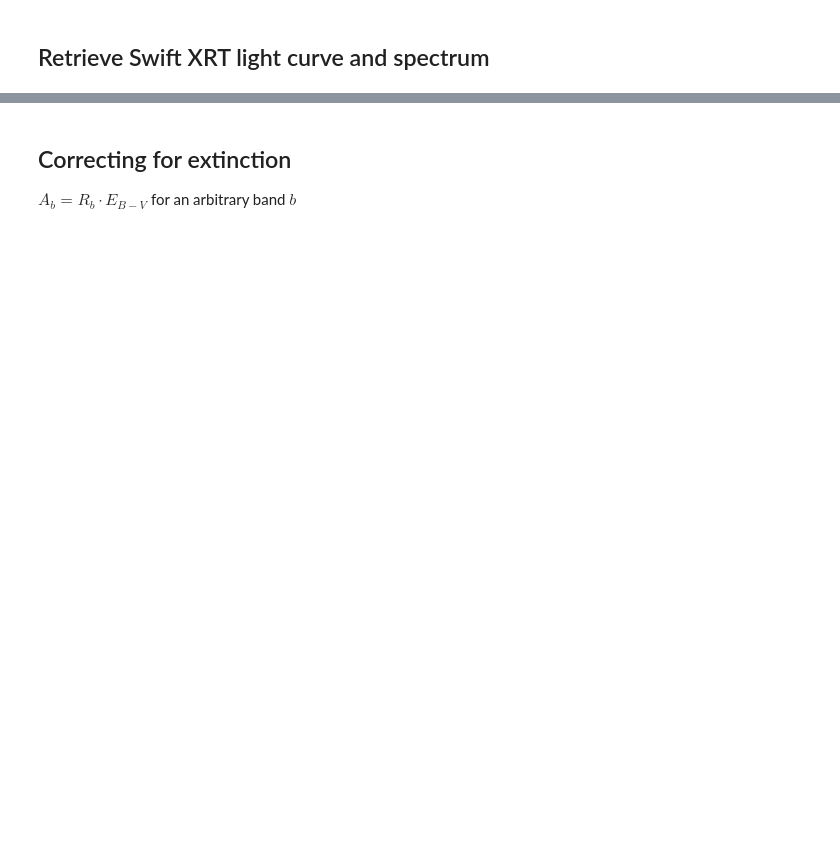
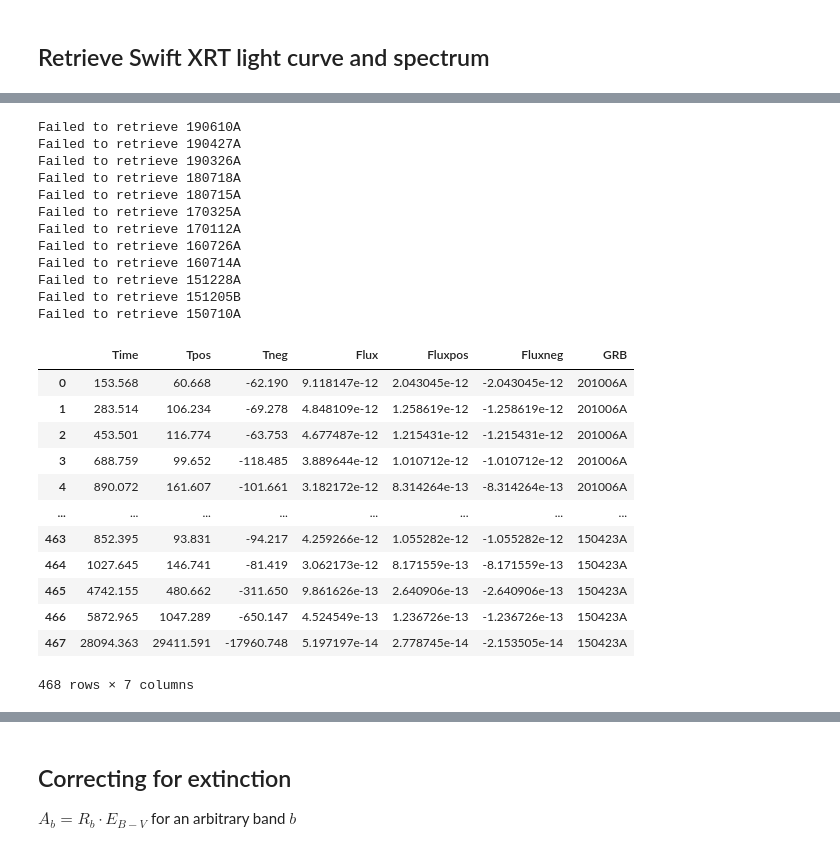
Before and after one commit to cgobat/dark-GRBs, a Jupyter notebook: exploratory.ipynb, the cells around one changed output, grey strips where cells are left out. Saved outputs shown, nothing was run; the diff lists cells and outputs as text; code cells hidden in the pictures; blank space fills up the shorter version.

```diff
--- a/exploratory.ipynb
+++ b/exploratory.ipynb
@@ -6,28 +6,16 @@
 import numpy as np, pandas as pd, matplotlib.pyplot as plt, importlib
 from astropy.io import votable, ascii
 from scipy import interpolate
-from custom_utils import AsymmetricUncertainty
+from custom_utils import AsymmetricUncertainty, custom_iter
 
 alpha = "ABCDEFGHIJKLMNOPQRSTUVWXYZ"
 numeric = ".0123456789"
 calc_code = importlib.import_module("Calculation Code.main")
 graph_code = importlib.import_module("Graphing Code.Graphing_Beta_OX")
-
-class custom_iter: # custom iterator class that allows for retrieval of current element w/out advancing
-    def __init__(self, iterable):
-        self.iterator = iter(iterable)
-        self.current = None
-    def __next__(self):
-        try:
-            self.current = next(self.iterator)
-        except StopIteration:
-            self.current = None
-        finally:
-            return self.current
 # %%
 swift = pd.read_html("https://swift.gsfc.nasa.gov/archive/grb_table/fullview/")[0] # get latest Swift catalog
 swift.columns = [col[0] for col in swift.columns] # reduce MultiIndex
-sGRBs = swift[swift["BAT T90[sec]"].apply(pd.to_numeric, errors="coerce") <= 2] # filter catalog for GRBs with a valid T90 that is <2s
+sGRBs = swift[swift["BAT T90[sec]"].apply(pd.to_numeric, errors="coerce") <= 2].copy() # filter catalog for GRBs with a valid T90 that is <2s
 # %% [markdown]
 ## Data parsing and cleanup
 # %%
@@ -111,6 +114,6 @@ XRayData.columns = ["GRB","Time","Exposure","F_x","e_F_x"]
 filters = pd.read_csv("Required Files/Legacy Data/FilterInfo.csv", header=None)
 filters.columns = ["Observatory","Instrument","Filter","Wavelength","Frequency"]
 
-new_sGRBs = sGRBs[[int(grb[:6]) > 150301 for grb in sGRBs["GRB"]]] # Fong et al. 2015 has data through March 2015, i.e. 150301A
+new_sGRBs = sGRBs[[int(grb[:6]) > 150301 for grb in sGRBs["GRB"]]].copy() # Fong et al. 2015 has data through March 2015, i.e. 150301A
 # %%
 new_sGRBs
@@ -161,15 +199,45 @@ plt.show()
 # %%
+xrt_data = pd.DataFrame(columns=['Time', 'Tpos', 'Tneg', 'Flux', 'Fluxpos', 'Fluxneg', 'GRB'])
 for i in new_sGRBs.index:
     GRB_ID = new_sGRBs.loc[i,"GRB"]
 
     try:
         (Gamma, Gammapos, Gammaneg) = get_BetaX(GRB_ID)
         fluxdata = XRT_lightcurve(GRB_ID)
+        xrt_data = xrt_data.append(fluxdata,ignore_index=True)
 
-        new_sGRBs.loc[i,"Beta_X"] = 1. - Gamma
-        new_sGRBs.loc[i,"Beta_X_neg"] = Gammapos
-        new_sGRBs.loc[i,"Beta_X_pos"] = Gammaneg
+        new_sGRBs.loc[i,"Beta_X"] = Gamma - 1
+        new_sGRBs.loc[i,"Beta_X_neg"] = Gammaneg
+        new_sGRBs.loc[i,"Beta_X_pos"] = Gammapos
         #print(f"Found {GRB_ID} at index {i}: {Gamma, Gammapos, Gammaneg}")
 
     except:
-        print("Failed to retrieve info for GRB",GRB_ID)
+        print("Failed to retrieve",GRB_ID)
+
+xrt_data
+# %% [output]
+Failed to retrieve 190610A
+Failed to retrieve 190427A
+Failed to retrieve 190326A
+Failed to retrieve 180718A
+Failed to retrieve 180715A
+Failed to retrieve 170325A
+Failed to retrieve 170112A
+Failed to retrieve 160726A
+Failed to retrieve 160714A
+Failed to retrieve 151228A
+Failed to retrieve 151205B
+Failed to retrieve 150710A
+|  | Time | Tpos | Tneg | Flux | Fluxpos | Fluxneg | GRB |
+| 0 | 153.568 | 60.668 | -62.190 | 9.118147e-12 | 2.043045e-12 | -2.043045e-12 | 201006A |
+| 1 | 283.514 | 106.234 | -69.278 | 4.848109e-12 | 1.258619e-12 | -1.258619e-12 | 201006A |
+| 2 | 453.501 | 116.774 | -63.753 | 4.677487e-12 | 1.215431e-12 | -1.215431e-12 | 201006A |
+| 3 | 688.759 | 99.652 | -118.485 | 3.889644e-12 | 1.010712e-12 | -1.010712e-12 | 201006A |
+| 4 | 890.072 | 161.607 | -101.661 | 3.182172e-12 | 8.314264e-13 | -8.314264e-13 | 201006A |
+| ... | ... | ... | ... | ... | ... | ... | ... |
+| 463 | 852.395 | 93.831 | -94.217 | 4.259266e-12 | 1.055282e-12 | -1.055282e-12 | 150423A |
+| 464 | 1027.645 | 146.741 | -81.419 | 3.062173e-12 | 8.171559e-13 | -8.171559e-13 | 150423A |
+| 465 | 4742.155 | 480.662 | -311.650 | 9.861626e-13 | 2.640906e-13 | -2.640906e-13 | 150423A |
+| 466 | 5872.965 | 1047.289 | -650.147 | 4.524549e-13 | 1.236726e-13 | -1.236726e-13 | 150423A |
+| 467 | 28094.363 | 29411.591 | -17960.748 | 5.197197e-14 | 2.778745e-14 | -2.153505e-14 | 150423A |
+468 rows × 7 columns
```
Also changed, not shown: parts of 18 cells of this notebook, 2 other files.
